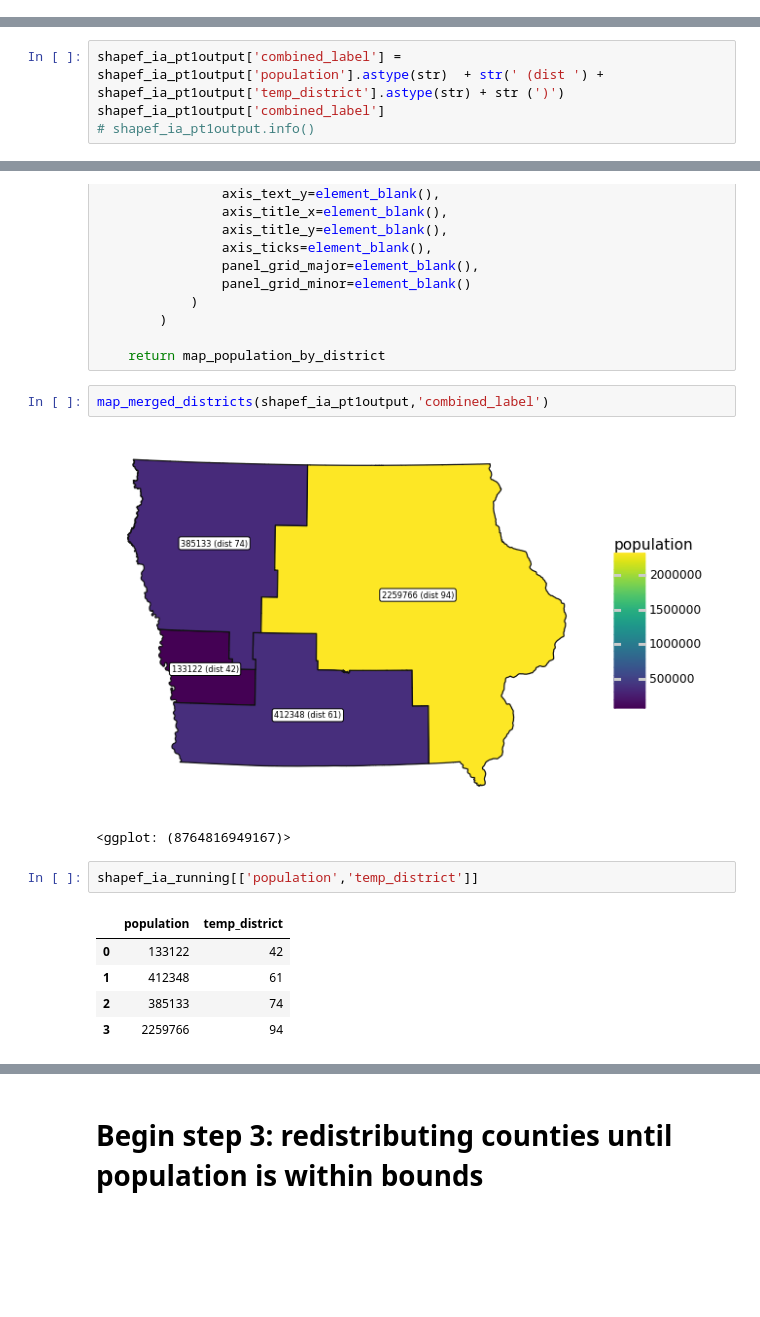
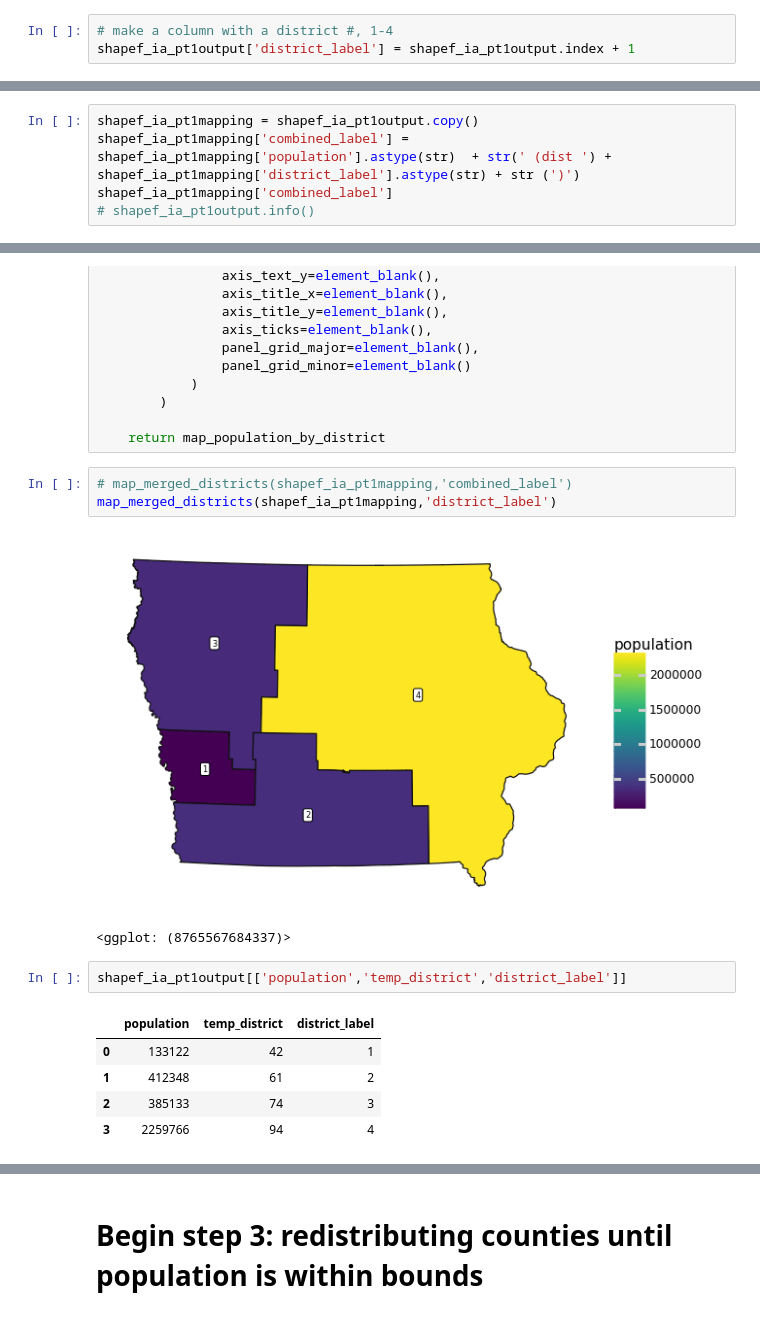
Before and after one commit to stefaniegwangphd/ia-redistricting, a Jupyter notebook: Iowa_contiguousdistricting.ipynb, the cells around one changed output, grey strips where cells are left out. Saved outputs shown, nothing was run; the diff lists cells and outputs as text; blank space fills up the shorter version.

Commit message:
Slight changes in mapping of districts, beginning to implement string/id-based county shifts

```diff
--- a/Iowa_contiguousdistricting.ipynb
+++ b/Iowa_contiguousdistricting.ipynb
@@ -527,6 +502,9 @@ list(shapef_ia_pt1output["COUNTYFP10"])
  '039053117185123125007135051179049077001159175003173121181071129137145',
  '009027093161047133193025021041035059063109147151149141143119167',
  '101111177057087115107095157183015073153169099127075171023067037089131091187079083069197033195081189011113019055061105045163097103031139013017065043005191']
+# %%
+# make a column with a district #, 1-4
+shapef_ia_pt1output['district_label'] = shapef_ia_pt1output.index + 1
 # %%
 shapef_ia_pt1output.info()
 # %% [output]
@@ -549,7 +536,8 @@ memory usage: 416.0+ bytes
 # %% [markdown]
 ### plot maps of new districts
 # %%
-shapef_ia_pt1output['combined_label'] = shapef_ia_pt1output['population'].astype(str)  + str(' (dist ') + shapef_ia_pt1output['temp_district'].astype(str) + str (')')
-shapef_ia_pt1output['combined_label']
+shapef_ia_pt1mapping = shapef_ia_pt1output.copy()
+shapef_ia_pt1mapping['combined_label'] = shapef_ia_pt1mapping['population'].astype(str)  + str(' (dist ') + shapef_ia_pt1mapping['district_label'].astype(str) + str (')')
+shapef_ia_pt1mapping['combined_label']
 # shapef_ia_pt1output.info()
 # %% [output]
@@ -580,15 +568,16 @@ def map_merged_districts(new_shapefile,label_field):
 
     return map_population_by_district
 # %%
-map_merged_districts(shapef_ia_pt1output,'combined_label')
+# map_merged_districts(shapef_ia_pt1mapping,'combined_label')
+map_merged_districts(shapef_ia_pt1mapping,'district_label')
 # %% [output]
-[figure, old version]
+[figure, new version]
-<ggplot: (8764816949167)>
+<ggplot: (8765567684337)>
 # %%
-shapef_ia_running[['population','temp_district']]
+shapef_ia_pt1output[['population','temp_district','district_label']]
 # %% [output]
-|  | population | temp_district |
-| 0 | 133122 | 42 |
-| 1 | 412348 | 61 |
-| 2 | 385133 | 74 |
-| 3 | 2259766 | 94 |
+|  | population | temp_district | district_label |
+| 0 | 133122 | 42 | 1 |
+| 1 | 412348 | 61 | 2 |
+| 2 | 385133 | 74 | 3 |
+| 3 | 2259766 | 94 | 4 |
```
Also changed, not shown: parts of 32 cells of this notebook.
